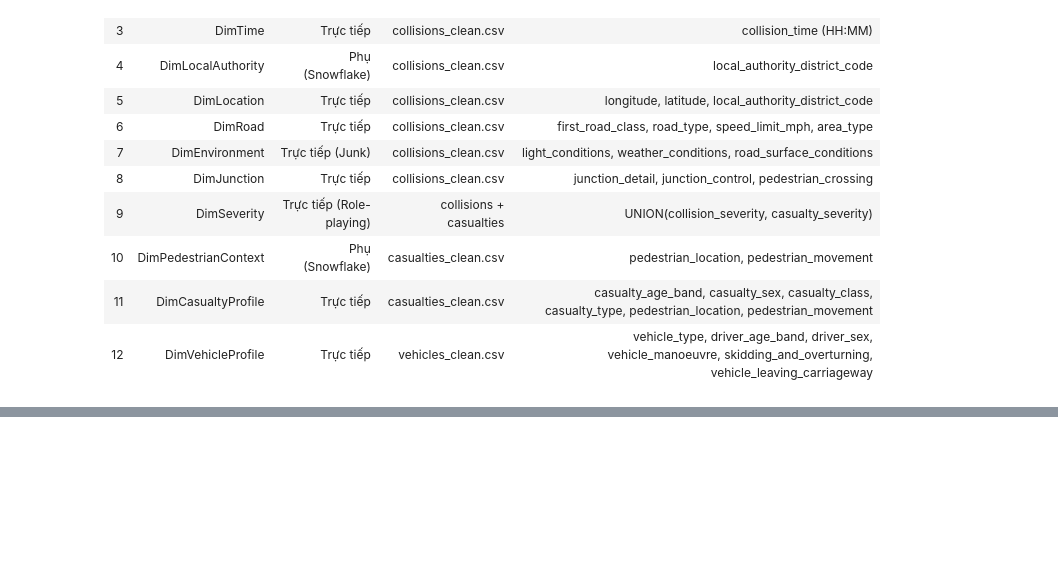
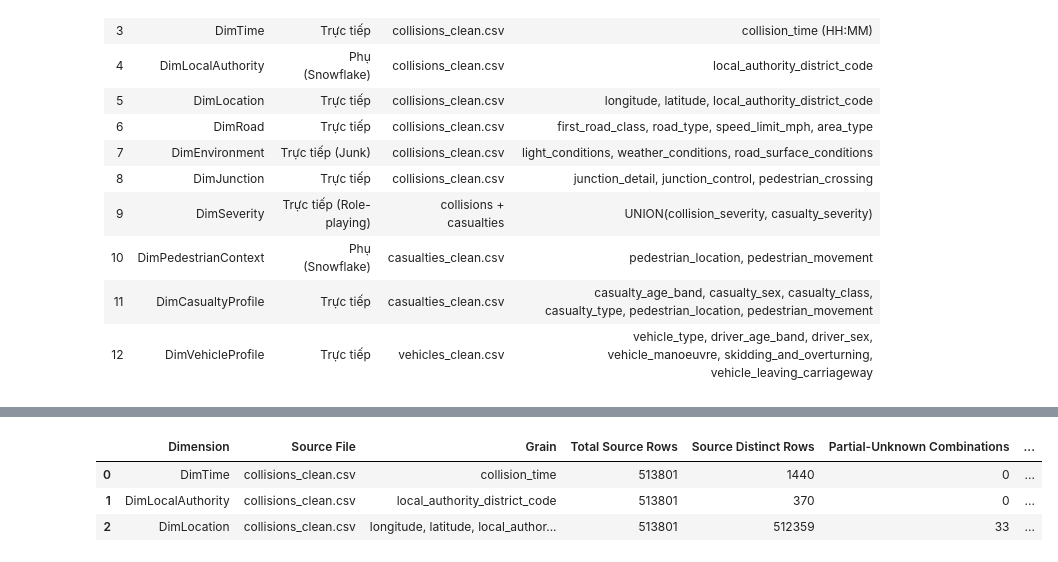
Before and after one commit to Khoa-Huynh-212006/GB-Road-Safety-OLAP, a Jupyter notebook: Data/Profiling/dimension_row_estimation.ipynb, the cells around one changed output, grey strips where cells are left out. Drawn from its saved outputs; the diff is of its cells as text; code cells hidden in the pictures; blank space fills up the shorter version.

```diff
--- a/Data/Profiling/dimension_row_estimation.ipynb
+++ b/Data/Profiling/dimension_row_estimation.ipynb
@@ -671,0 +539,48 @@ Sheets: Summary | Full Detail
+# %%
+# CELL 9 — DimTime, DimLocalAuthority và DimLocation
+
+all_results.append(
+    profile_standard_dimension(
+        dimension_name="DimTime",
+        dataframe=df_col,
+        grain_columns=["collision_time"],
+        source_file="collisions_clean.csv",
+        note="Một dòng cho một phút trong ngày.",
+    )
+)
+
+all_results.append(
+    profile_standard_dimension(
+        dimension_name="DimLocalAuthority",
+        dataframe=df_col,
+        grain_columns=[
+            "local_authority_district_code"
+        ],
+        source_file="collisions_clean.csv",
+        note="Một dòng cho một Local Authority.",
+    )
+)
+
+all_results.append(
+    profile_standard_dimension(
+        dimension_name="DimLocation",
+        dataframe=df_col,
+        grain_columns=[
+            "longitude",
+            "latitude",
+            "local_authority_district_code",
+        ],
+        source_file="collisions_clean.csv",
+        note=(
+            "Giữ các location thiếu một phần thông tin; "
+            "chỉ tổ hợp toàn Unknown dùng LocationKey = 0."
+        ),
+    )
+)
+
+display(pd.DataFrame(all_results[-3:]))
+# %% [output]
+|  | Dimension | Source File | Grain | Total Source Rows | Source Distinct Rows | Partial-Unknown Combinations | ... |
+| 0 | DimTime | collisions_clean.csv | collision_time | 513801 | 1440 | 0 | ... |
+| 1 | DimLocalAuthority | collisions_clean.csv | local_authority_district_code | 513801 | 370 | 0 | ... |
+| 2 | DimLocation | collisions_clean.csv | longitude, latitude, local_author... | 513801 | 512359 | 33 | ... |
```
Also changed, not shown: parts of 50 cells of this notebook, 1 other file.
